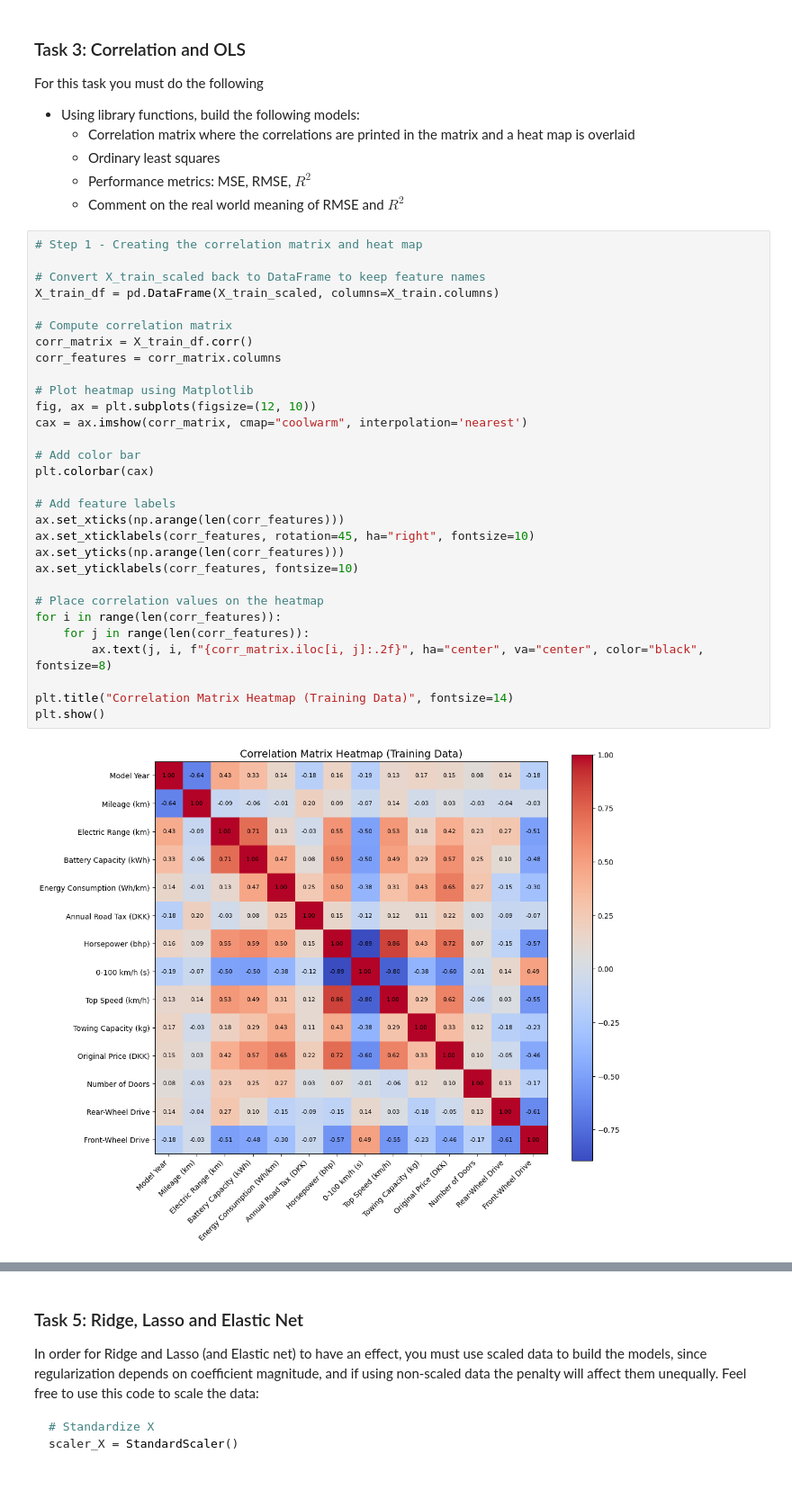
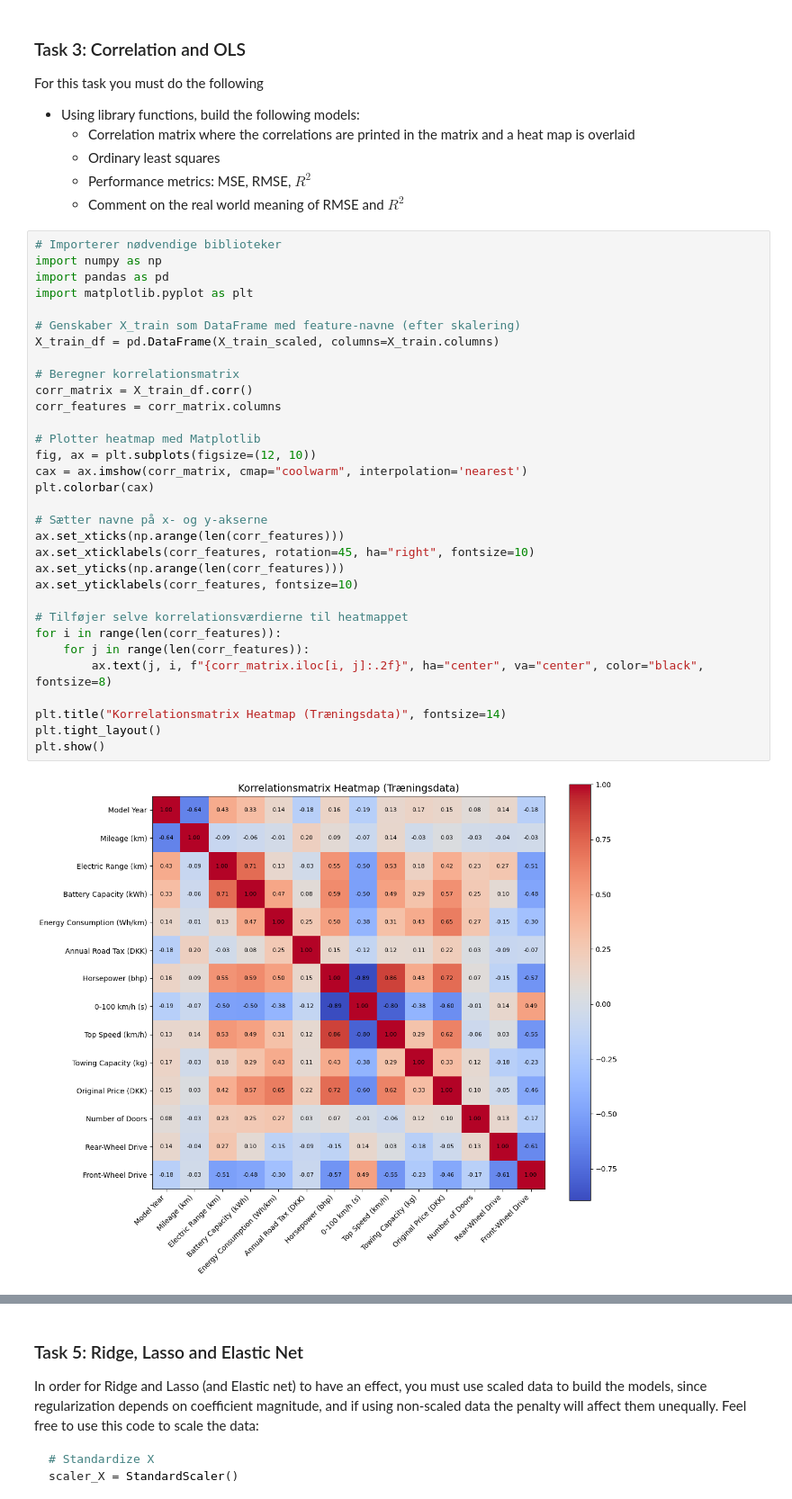
Before and after one commit to KatAamand/MAL, a Jupyter notebook: Assignment2/Assignment_2.ipynb, the cells around one changed output, grey strips where cells are left out. Shown at 90% size. Saved outputs shown, nothing was run; the diff lists cells and outputs as text.

```diff
--- a/Assignment2/Assignment_2.ipynb
+++ b/Assignment2/Assignment_2.ipynb
@@ -258,34 +307,36 @@ For this task you must do the following
    - Performance metrics: MSE, RMSE, $R^2$
    - Comment on the real world meaning of RMSE and $R^2$
 # %%
-# Step 1 - Creating the correlation matrix and heat map
+# Importerer nødvendige biblioteker
+import numpy as np
+import pandas as pd
+import matplotlib.pyplot as plt
 
-# Convert X_train_scaled back to DataFrame to keep feature names
+# Genskaber X_train som DataFrame med feature-navne (efter skalering)
 X_train_df = pd.DataFrame(X_train_scaled, columns=X_train.columns)
 
-# Compute correlation matrix
+# Beregner korrelationsmatrix
 corr_matrix = X_train_df.corr()
 corr_features = corr_matrix.columns
 
-# Plot heatmap using Matplotlib
+# Plotter heatmap med Matplotlib
 fig, ax = plt.subplots(figsize=(12, 10))
 cax = ax.imshow(corr_matrix, cmap="coolwarm", interpolation='nearest')
-
-# Add color bar
 plt.colorbar(cax)
 
-# Add feature labels
+# Sætter navne på x- og y-akserne
 ax.set_xticks(np.arange(len(corr_features)))
 ax.set_xticklabels(corr_features, rotation=45, ha="right", fontsize=10)
 ax.set_yticks(np.arange(len(corr_features)))
 ax.set_yticklabels(corr_features, fontsize=10)
 
-# Place correlation values on the heatmap
+# Tilføjer selve korrelationsværdierne til heatmappet
 for i in range(len(corr_features)):
     for j in range(len(corr_features)):
         ax.text(j, i, f"{corr_matrix.iloc[i, j]:.2f}", ha="center", va="center", color="black", fontsize=8)
 
-plt.title("Correlation Matrix Heatmap (Training Data)", fontsize=14)
+plt.title("Korrelationsmatrix Heatmap (Træningsdata)", fontsize=14)
+plt.tight_layout()
 plt.show()
 # %% [output]
-[figure, old version]
+[figure, new version]
```
Also changed, not shown: parts of 21 cells of this notebook, 1 other file.
